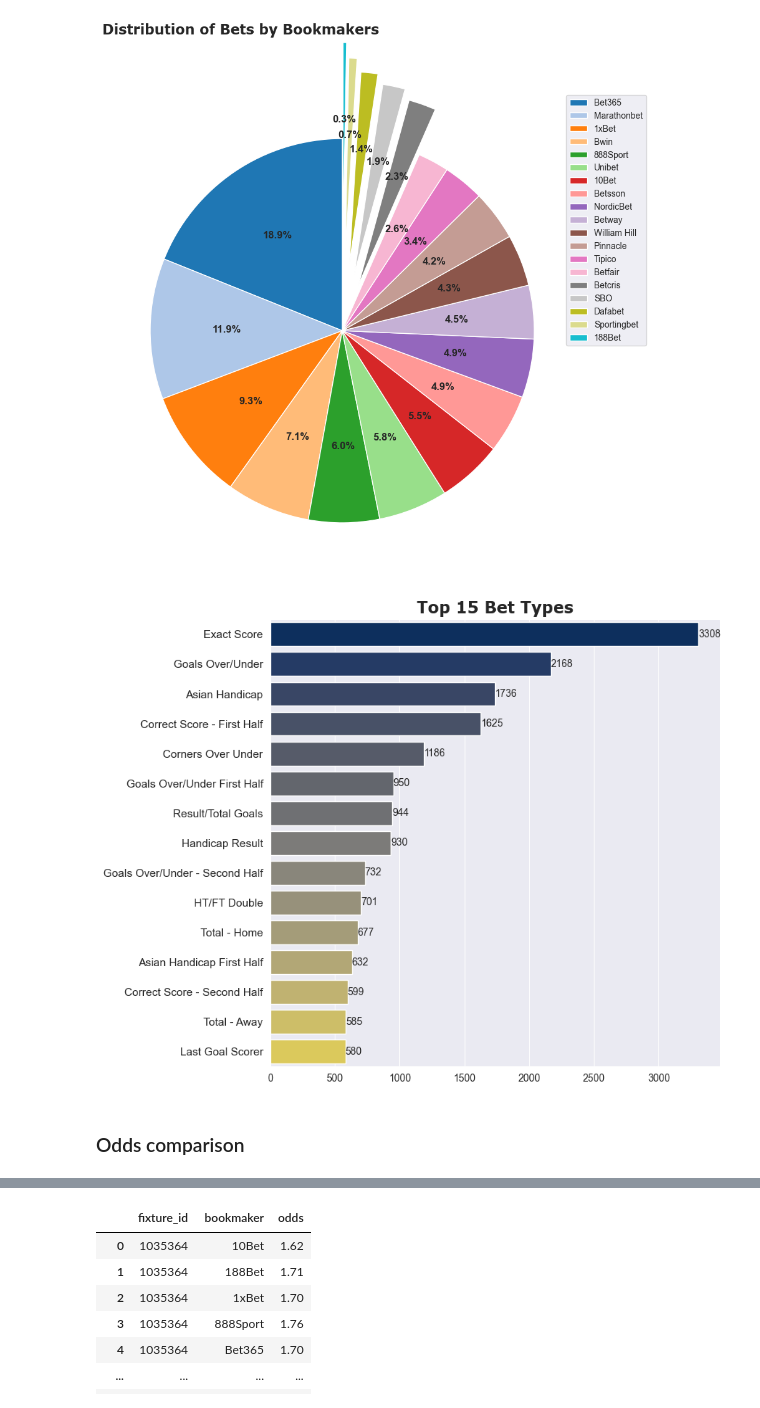
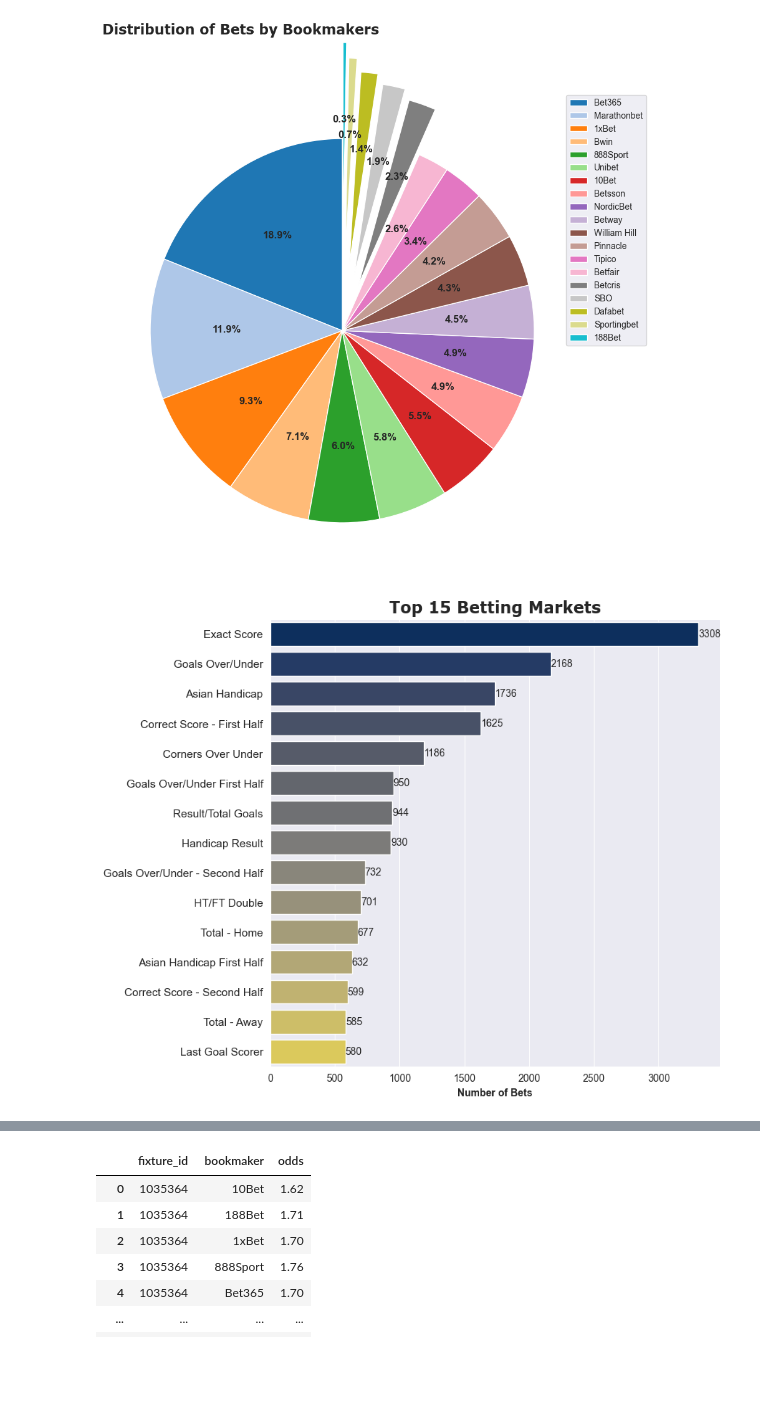
Before and after one commit to tamasmocsanyi/project1, a Jupyter notebook: bets _project.ipynb, the cells around one changed output, grey strips where cells are left out. Saved outputs shown, nothing was run; the diff lists cells and outputs as text; code cells hidden in the pictures; blank space fills up the shorter version.

```diff
--- a/bets _project.ipynb
+++ b/bets _project.ipynb
@@ -83,7 +81,7 @@ df.rename(columns={'fixture.id':'fixture_id',
                    'bookmakers.name':'bookmaker',
                    'bookmakers.id':'bookmaker_id',
                    'bookmakers.bets.id':'bet_id',
-                   'bookmakers.bets.name':'bet_type',
+                   'bookmakers.bets.name':'bet_market',
                    'bookmakers.bets.values.value':'bet_outcome',
                    'bookmakers.bets.values.odd':'odds'},
                     inplace=True)
@@ -144,19 +144,17 @@ plt.show()
 # %% [output]
 [figure]
 # %%
-type_count = df['bet_type'].value_counts().reset_index().head(15)
+bet_market_count = df['bet_market'].value_counts().reset_index().head(15)
 
 plt.figure(figsize=(8, 8))
-ax=sns.barplot(x='count', y='bet_type',data=type_count,palette='cividis',hue='bet_type')
+ax=sns.barplot(x='count', y='bet_market',data=bet_market_count,palette='cividis',hue='bet_market')
 for p in ax.patches:
-    ax.annotate(f'{p.get_width():.0f}', (p.get_width(),p.get_y() + p.get_height()/2),
-                va='center')
-plt.title('Top 15 Bet Types',fontdict={'fontsize':16,'fontweight':'bold','fontfamily':'Verdana'})
-plt.xlabel(None)
+    ax.annotate(f'{p.get_width():.0f}', (p.get_width(),p.get_y() + p.get_height()/2),va='center')
+
+plt.title('Top 15 Betting Markets',fontdict={'fontsize':16,'fontweight':'bold','fontfamily':'Verdana'})
+plt.xlabel('Number of Bets',fontdict={'fontweight':'bold'})
 plt.ylabel(None)
 ax.tick_params(axis='y', labelsize=11)
 plt.show()
 # %% [output]
-[figure, old version]
+[figure, new version]
-# %% [markdown]
-### Odds comparison
```
Also changed, not shown: parts of 18 cells of this notebook, 1 other file.
